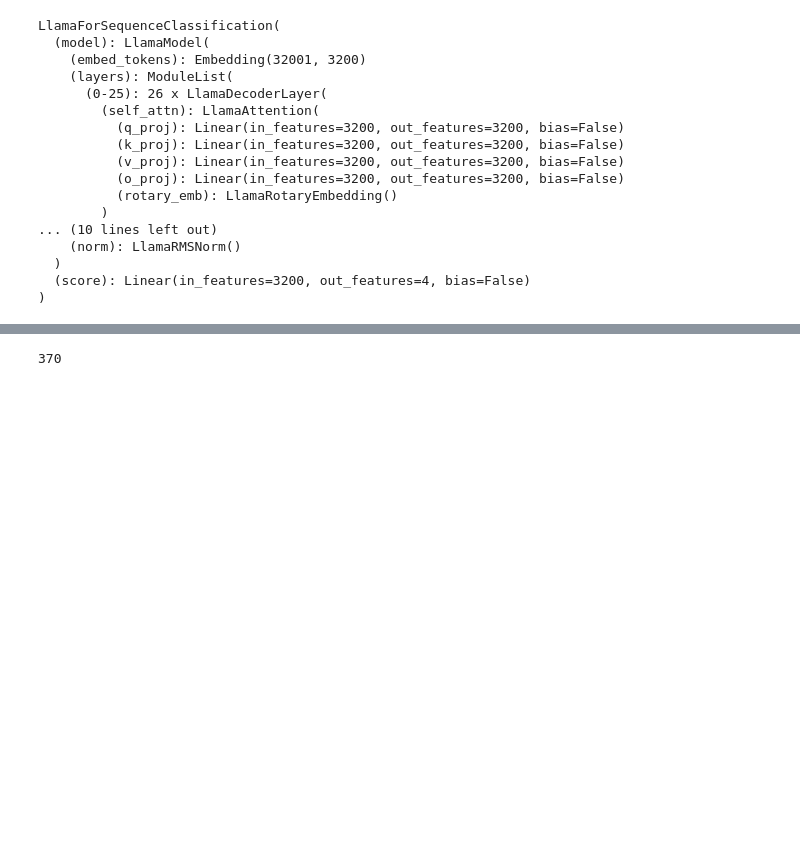
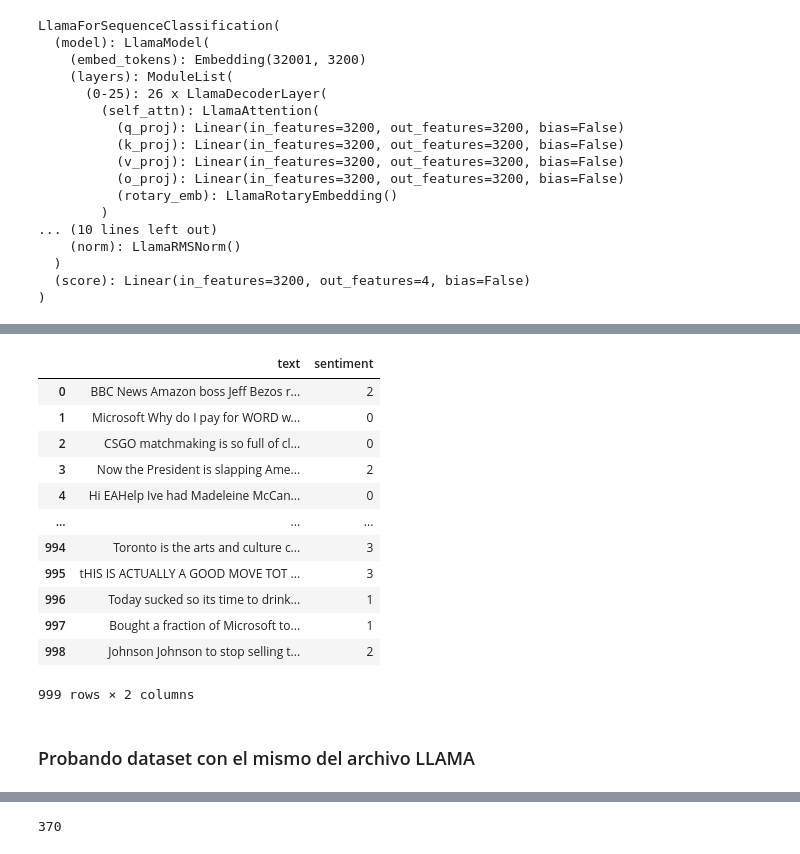
Before and after one commit to joseortizm/ai-notebooks, a Jupyter notebook: open_llama_3b.ipynb, the cells around one changed output, grey strips where cells are left out. Cells and saved outputs as stored; diff of their text form; code cells hidden in the pictures; blank space fills up the shorter version.

Commit message:
llama2-3m and micrograd, first commit

```diff
--- a/open_llama_3b.ipynb
+++ b/open_llama_3b.ipynb
@@ -98,0 +143,17 @@ with open(archivo_guardado, 'w') as archivo:
+# %%
+
+twitterDFVal_clean # validation set contents
+# %% [output]
+|  | text | sentiment |
+| 0 | BBC News Amazon boss Jeff Bezos r... | 2 |
+| 1 | Microsoft Why do I pay for WORD w... | 0 |
+| 2 | CSGO matchmaking is so full of cl... | 0 |
+| 3 | Now the President is slapping Ame... | 2 |
+| 4 | Hi EAHelp Ive had Madeleine McCan... | 0 |
+| ... | ... | ... |
+| 994 | Toronto is the arts and culture c... | 3 |
+| 995 | tHIS IS ACTUALLY A GOOD MOVE TOT ... | 3 |
+| 996 | Today sucked so its time to drink... | 1 |
+| 997 | Bought a fraction of Microsoft to... | 1 |
+| 998 | Johnson Johnson to stop selling t... | 2 |
+999 rows × 2 columns
@@ -98,0 +165,2 @@ with open(archivo_guardado, 'w') as archivo:
+# %% [markdown]
+### Probando dataset con el mismo del archivo LLAMA
```
Also changed, not shown: parts of 28 cells of this notebook, 2 other files.
